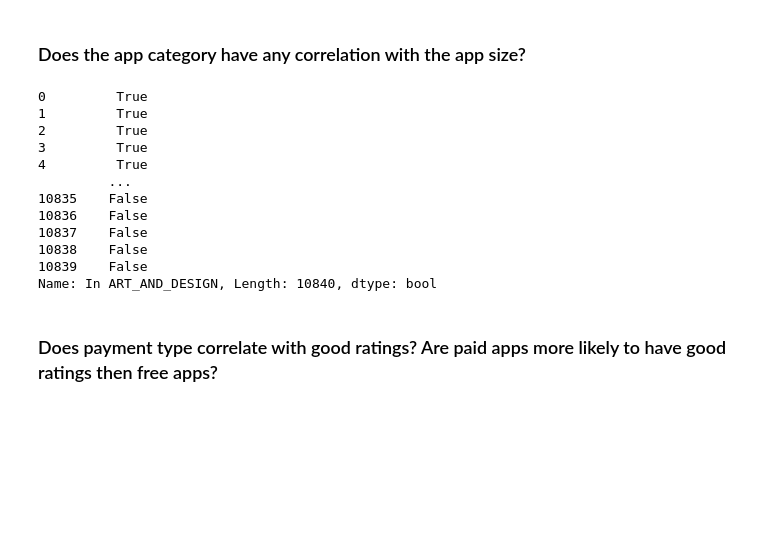
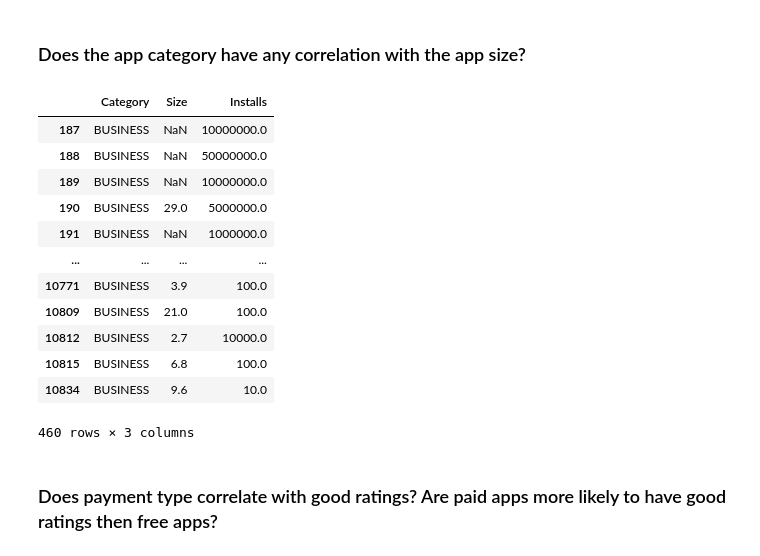
Before and after one commit to Axxaan/Analysis-of-Google-Play-Store-Dataset, a Jupyter notebook: techreport.ipynb, the cells around one changed output. Cells and saved outputs as stored; diff of their text form; code cells hidden in the pictures; blank space fills up the shorter version.

```diff
--- a/techreport.ipynb
+++ b/techreport.ipynb
@@ -218,40 +200,30 @@ pvsf_category
 From the sample above we can see that generally every genre has more free apps then paid apps. Consumers must tend to be more likely to install free apps, so companies choose to make apps free over paid. There was some trouble grouping the data correctly, but then it was solved
 # %% [markdown]
 ### Does the app category have any correlation with the app size?
-# %%
-df.head(10)
-# Check sizes in art and design category
-# do the same for maybe 2 others
-# cities[['city', 'population']]
-# df[["Category"]]
-# make new column for if something is in art and design catego
-
-def is_art_design(x):
-    if x == "ART_AND_DESIGN":
-        return 'true'
-    else:
-        return 'false'
-
-df['In ART_AND_DESIGN'] = df['Category'].apply(is_art_design)
-df.head(10)
-#df[['In ART_AND_DESIGN', 'Size']]
-# use boolean indexing
-df['In ART_AND_DESIGN'] == 'true'
-
-frame = pd.DataFrame(df['In ART_AND_DESIGN'] if == 'true')
-# %% [output]
-0         True
-1         True
-2         True
-3         True
-4         True
-         ...
-10835    False
-10836    False
-10837    False
-10838    False
-10839    False
-Name: In ART_AND_DESIGN, Length: 10840, dtype: bool
+# %%
+df.head(10)
+size_categories = df[['Category', 'Size', 'Installs']].copy()
+size_categories
+art_design = size_categories.loc[size_categories['Category'] == 'ART_AND_DESIGN']
+art_design.head(5)
+weather = size_categories.loc[size_categories['Category'] == 'WEATHER']
+weather
+business = size_categories.loc[size_categories['Category'] == 'BUSINESS']
+business
+# %% [output]
+|  | Category | Size | Installs |
+| 187 | BUSINESS | NaN | 10000000.0 |
+| 188 | BUSINESS | NaN | 50000000.0 |
+| 189 | BUSINESS | NaN | 10000000.0 |
+| 190 | BUSINESS | 29.0 | 5000000.0 |
+| 191 | BUSINESS | NaN | 1000000.0 |
+| ... | ... | ... | ... |
+| 10771 | BUSINESS | 3.9 | 100.0 |
+| 10809 | BUSINESS | 21.0 | 100.0 |
+| 10812 | BUSINESS | 2.7 | 10000.0 |
+| 10815 | BUSINESS | 6.8 | 100.0 |
+| 10834 | BUSINESS | 9.6 | 10.0 |
+460 rows × 3 columns
 # %% [markdown]
 ### Does payment type correlate with good ratings? Are paid apps more likely to have good ratings then free apps?
 # %%
```
Also changed, not shown: parts of 5 cells of this notebook, 1 other file.
